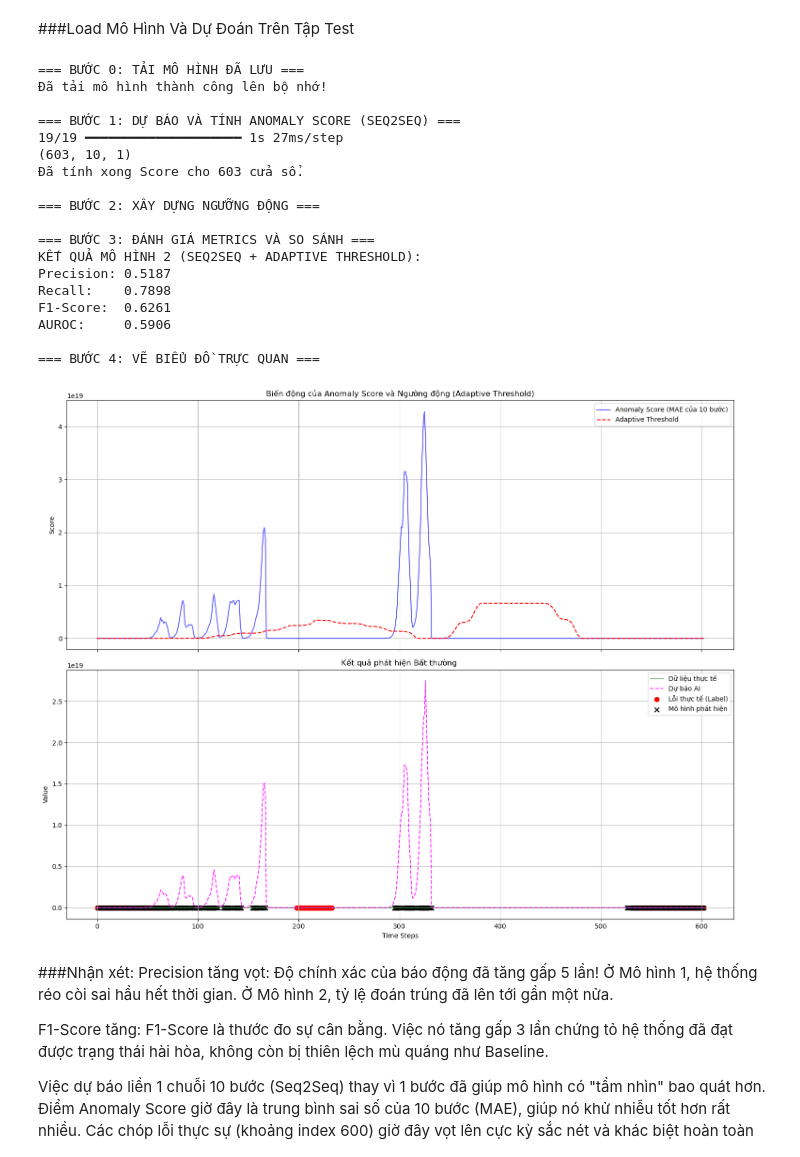
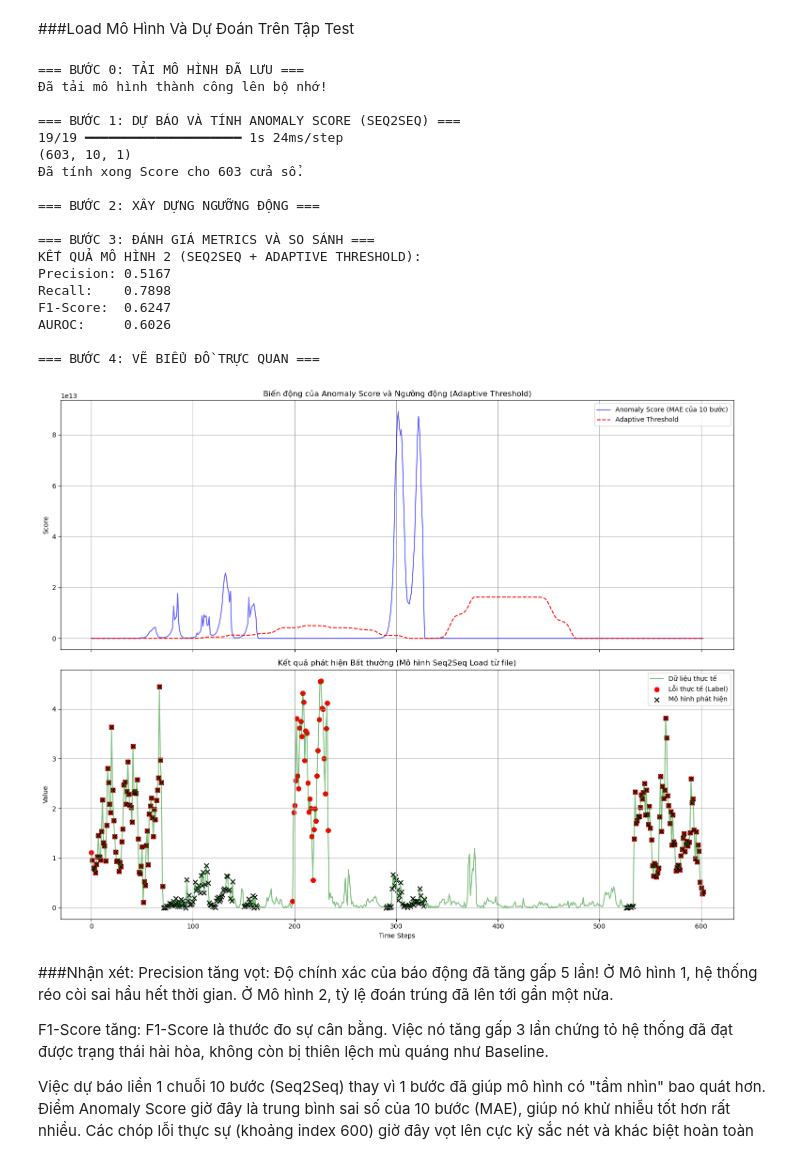
Before and after one commit to hBaoPhan/DeepLearning_SchoolWork, a Jupyter notebook: DoAn30/Đồ_Án_30_DeepLearning (4).ipynb, the cells around one changed output. Saved outputs shown, nothing was run; the diff lists cells and outputs as text; code cells hidden in the pictures.

```diff
--- a/DoAn30/Đồ_Án_30_DeepLearning (4).ipynb
+++ b/DoAn30/Đồ_Án_30_DeepLearning (4).ipynb
@@ -606,7 +606,9 @@ print("\n=== BƯỚC 1: DỰ BÁO VÀ TÍNH ANOMALY SCORE (SEQ2SEQ) ===")
 
 # 1. Dự báo trên tập Test
 # SỬ DỤNG MÔ HÌNH VỪA TẢI ĐỂ DỰ BÁO
-pred_test_seq = loaded_seq2seq_model.predict(X_test_seq)
+# Clip dữ liệu đầu vào (max=3) để tránh hiện tượng Exploding Activations (lỗi 1e8)
+X_test_seq_clipped = np.clip(X_test_seq, -1, 3)
+pred_test_seq = loaded_seq2seq_model.predict(X_test_seq_clipped)
 print(pred_test_seq.shape)
 
 # 2. Tính Anomaly Score bằng MAE của từng cửa sổ
@@ -678,47 +680,45 @@ ax1.grid(True)
 # --- Biểu đồ 2: Kết quả phát hiện trên dữ liệu gốc ---
 # Vì y_test_seq là mảng 3D, ta chỉ lấy phần tử đầu tiên của mỗi cửa sổ để vẽ đường gốc
 y_test_plot = y_test_seq[:, 0, 0]
-pred_test_plot = pred_test_seq[:, 0, 0]
 
 ax2.plot(y_test_plot, label='Dữ liệu thực tế', color='green', alpha=0.5)
-ax2.plot(pred_test_plot, label='Dự báo AI', color='magenta', linestyle='dashed', alpha=0.8)
 
 # Tô màu các điểm Bất thường thực tế (Ground Truth)
 anomaly_indices = np.where(y_test_labels_seq == 1)[0]
 ax2.scatter(anomaly_indices, y_test_plot[anomaly_indices], color='red', label='Lỗi thực tế (Label)', s=50)
 
 # Tô màu các điểm Mô hình phát hiện
 pred_indices = np.where(pred_anomalies_seq == 1)[0]
 ax2.scatter(pred_indices, y_test_plot[pred_indices], marker='x', color='black', label='Mô hình phát hiện', s=50)
 
-ax2.set_title("Kết quả phát hiện Bất thường ")
+ax2.set_title("Kết quả phát hiện Bất thường (Mô hình Seq2Seq Load từ file)")
 ax2.set_xlabel("Time Steps")
 ax2.set_ylabel("Value")
 ax2.legend()
 ax2.grid(True)
 
 plt.tight_layout()
 plt.show()
 # %% [output]
 === BƯỚC 0: TẢI MÔ HÌNH ĐÃ LƯU ===
 Đã tải mô hình thành công lên bộ nhớ!
 
 === BƯỚC 1: DỰ BÁO VÀ TÍNH ANOMALY SCORE (SEQ2SEQ) ===
-19/19 ━━━━━━━━━━━━━━━━━━━━ 1s 27ms/step
+19/19 ━━━━━━━━━━━━━━━━━━━━ 1s 24ms/step
 (603, 10, 1)
 Đã tính xong Score cho 603 cửa sổ.
 
 === BƯỚC 2: XÂY DỰNG NGƯỠNG ĐỘNG ===
 
 === BƯỚC 3: ĐÁNH GIÁ METRICS VÀ SO SÁNH ===
 KẾT QUẢ MÔ HÌNH 2 (SEQ2SEQ + ADAPTIVE THRESHOLD):
-Precision: 0.5187
+Precision: 0.5167
 Recall:    0.7898
-F1-Score:  0.6261
-AUROC:     0.5906
+F1-Score:  0.6247
+AUROC:     0.6026
 
 === BƯỚC 4: VẼ BIỂU ĐỒ TRỰC QUAN ===
-[figure, old version]
+[figure, new version]
 # %% [markdown]
 ###Nhận xét:
 Precision tăng vọt: Độ chính xác của báo động đã tăng gấp 5 lần! Ở Mô hình 1, hệ thống réo còi sai hầu hết thời gian. Ở Mô hình 2, tỷ lệ đoán trúng đã lên tới gần một nửa.
```
Also changed, not shown: parts of 8 cells of this notebook, 9 other files.
